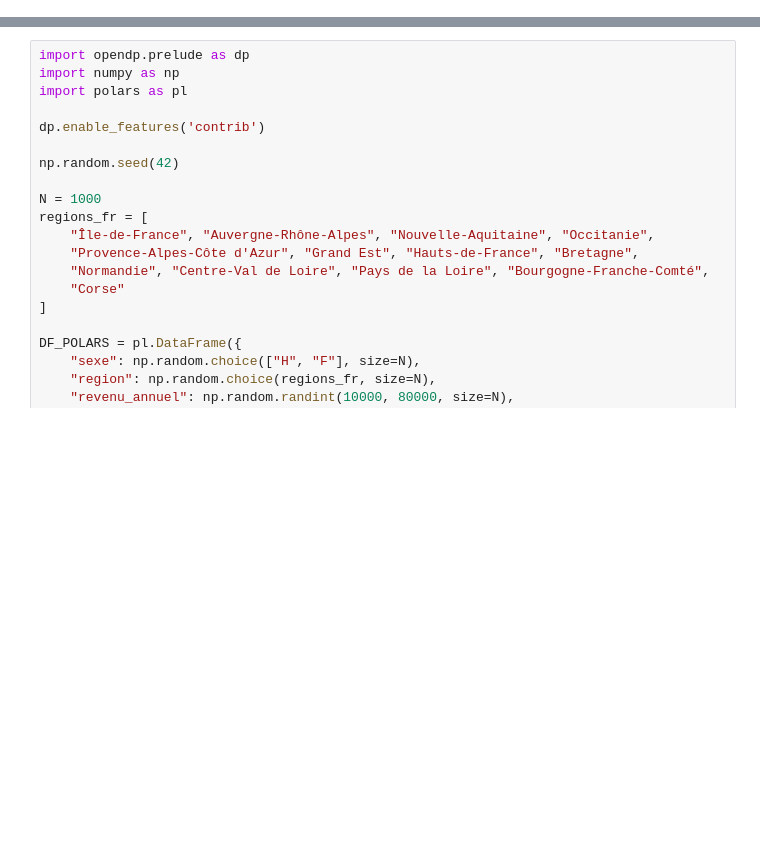
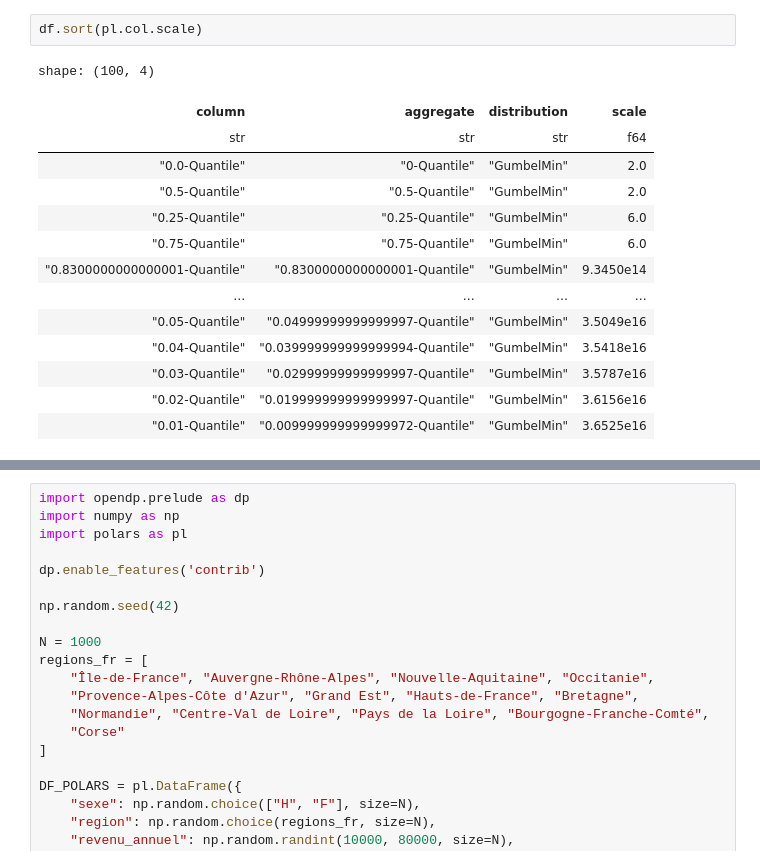
Before and after one commit to InseeFrLab/diff-privacy-OpenDP, a Jupyter notebook: intro_opendp/request_test.ipynb, the cells around one changed output, grey strips where cells are left out. Drawn from its saved outputs; the diff is of its cells as text; blank space fills up the shorter version.

```diff
--- a/intro_opendp/request_test.ipynb
+++ b/intro_opendp/request_test.ipynb
@@ -104,0 +178,17 @@ AttributeError: 'LazyGroupByQuery' object has no attribute 'select'
+# %%
+df.sort(pl.col.scale)
+# %% [output]
+shape: (100, 4)
+| column | aggregate | distribution | scale |
+| str | str | str | f64 |
+| "0.0-Quantile" | "0-Quantile" | "GumbelMin" | 2.0 |
+| "0.5-Quantile" | "0.5-Quantile" | "GumbelMin" | 2.0 |
+| "0.25-Quantile" | "0.25-Quantile" | "GumbelMin" | 6.0 |
+| "0.75-Quantile" | "0.75-Quantile" | "GumbelMin" | 6.0 |
+| "0.8300000000000001-Quantile" | "0.8300000000000001-Quantile" | "GumbelMin" | 9.3450e14 |
+| … | … | … | … |
+| "0.05-Quantile" | "0.04999999999999997-Quantile" | "GumbelMin" | 3.5049e16 |
+| "0.04-Quantile" | "0.039999999999999994-Quantile" | "GumbelMin" | 3.5418e16 |
+| "0.03-Quantile" | "0.02999999999999997-Quantile" | "GumbelMin" | 3.5787e16 |
+| "0.02-Quantile" | "0.019999999999999997-Quantile" | "GumbelMin" | 3.6156e16 |
+| "0.01-Quantile" | "0.009999999999999972-Quantile" | "GumbelMin" | 3.6525e16 |
```
Also changed, not shown: parts of 9 cells of this notebook, 3 other files.
